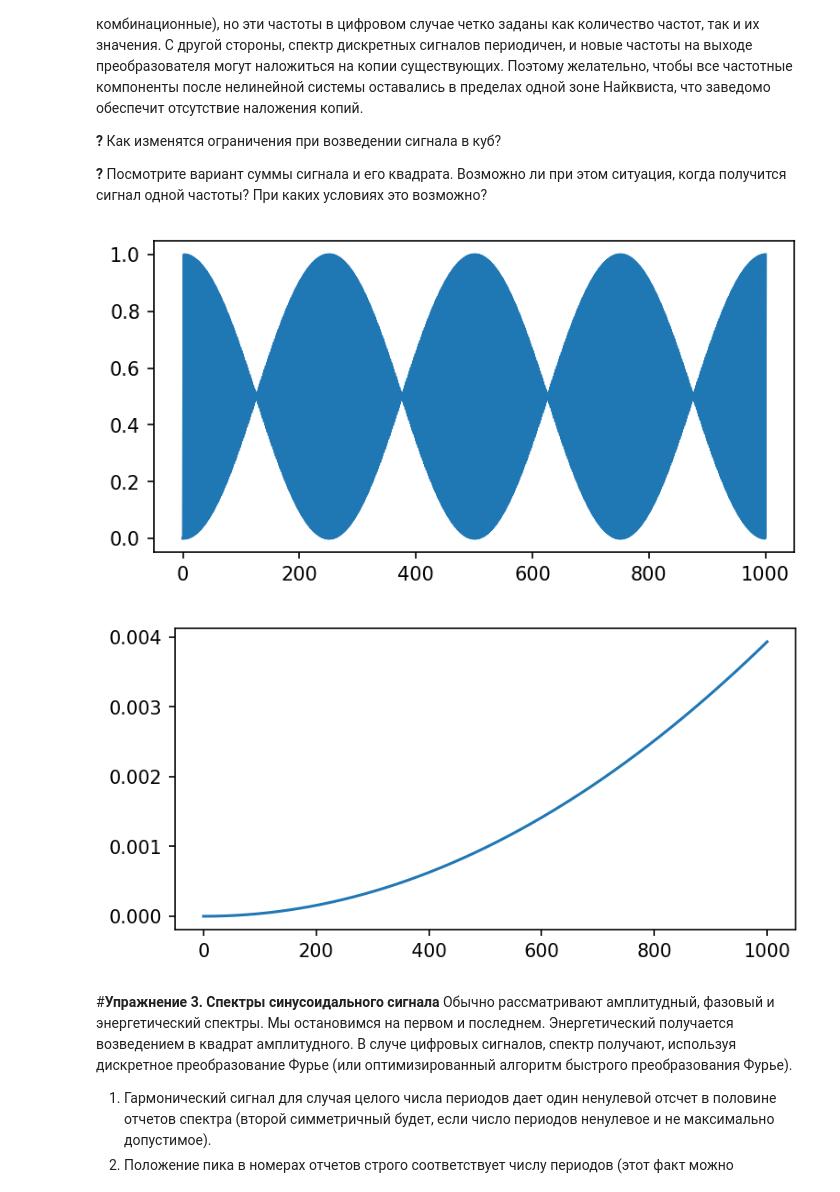
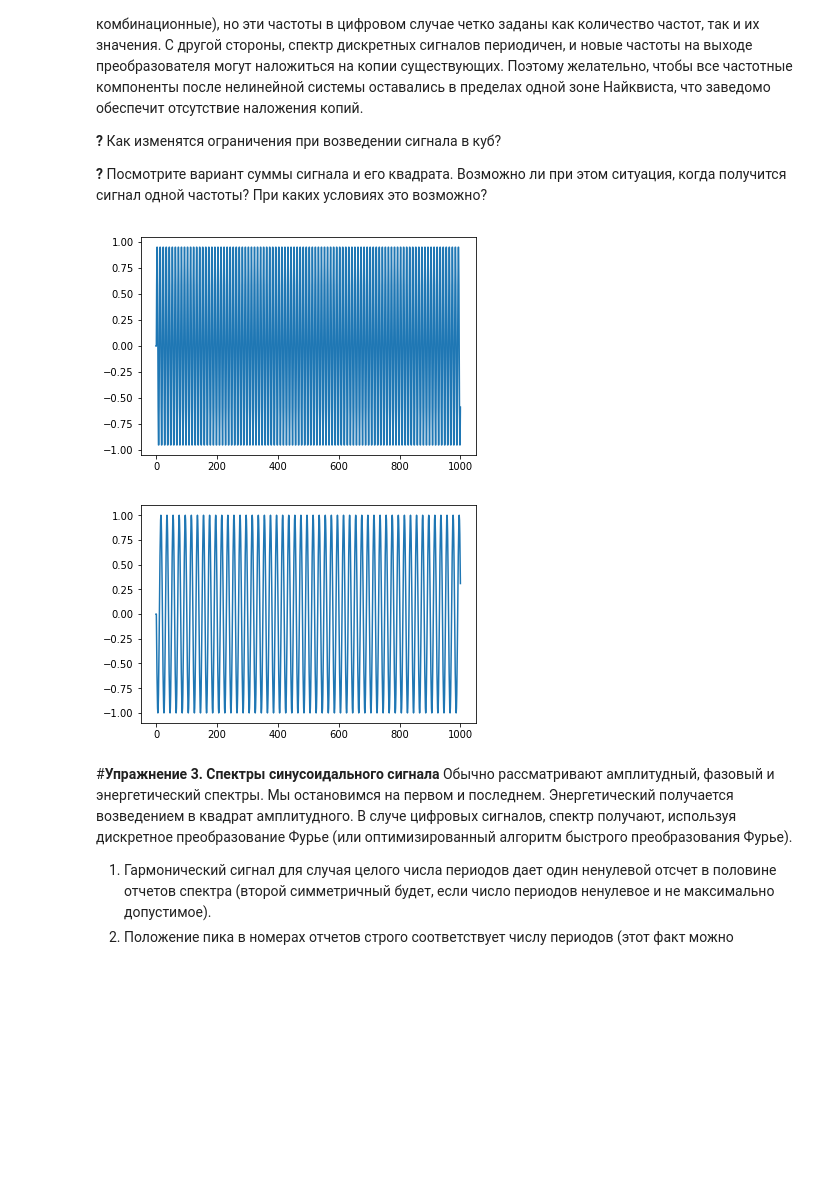
Before and after one commit to DynamicSugarcube/digital-signal-processing, a Jupyter notebook: DSP.ipynb, the cells around one changed output. Cells and saved outputs as stored; diff of their text form; code cells hidden in the pictures; blank space fills up the shorter version.

```diff
--- a/DSP.ipynb
+++ b/DSP.ipynb
@@ -52,38 +52,37 @@ T – интервал между отчетами сигнала.
 # %%
 import numpy as np
 import matplotlib.pyplot as plt
 from ipywidgets import interact
 
 #число периодов на отрезке
-P1 = 251
-P2 = 500
+P1 = 100
+P2 = 950
 #количество точек на графике
 N = 1000
 k1 = P1/N
 k2 = P2/N
 #пустые массивы значений
 X = np.array(0)
 Y = np.array(0)
 Z = np.array(0)
 w1, w2 = 1, 1 #частоты сигналов
 #создание двух гармонических сигналов
 #@interact(x=(0, 100))
 def harm(x):
-  A = np.array(0)
-  for t in range(N):
-    A = np.append(A, np.sin(2*np.pi*t*(x/N))**2)
-  plt.plot(A)
-  #plt.xticks([])
-  plt.show()
-  return(A)
+    A = np.array(0)
+    for t in range(N):
+        A = np.append(A, np.sin(2*np.pi*t*(x/N)))
+    plt.plot(A)
+    #plt.xticks([])
+    plt.show()
+    return(A)
 
-plt.subplots(figsize=(6, 3), dpi=150)
+
 X = harm(x=P1)
-plt.subplots(figsize=(6, 3), dpi=150)
 Y = harm(x=P2)
 # %% [output]
-[figure, old version]
+[figure, new version]
-[figure, old version]
+[figure, new version]
 # %% [markdown]
 #**Упражнение 3. Спектры синусоидального сигнала**
 Обычно рассматривают амплитудный, фазовый и
```
Also changed, not shown: parts of 3 cells of this notebook.
